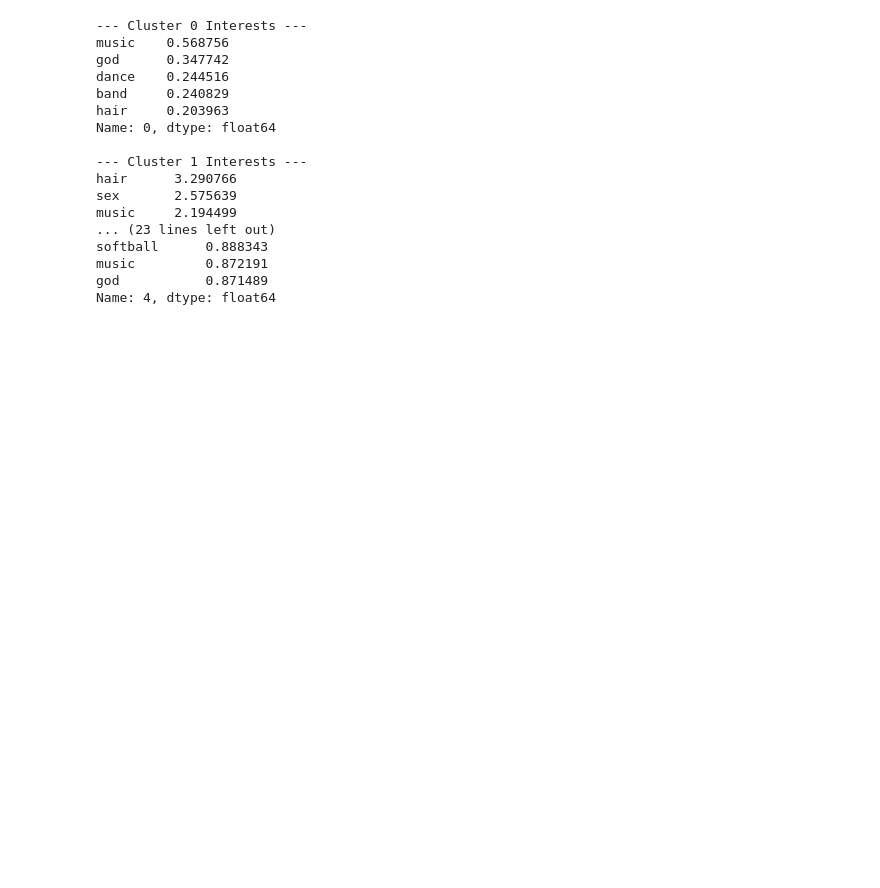
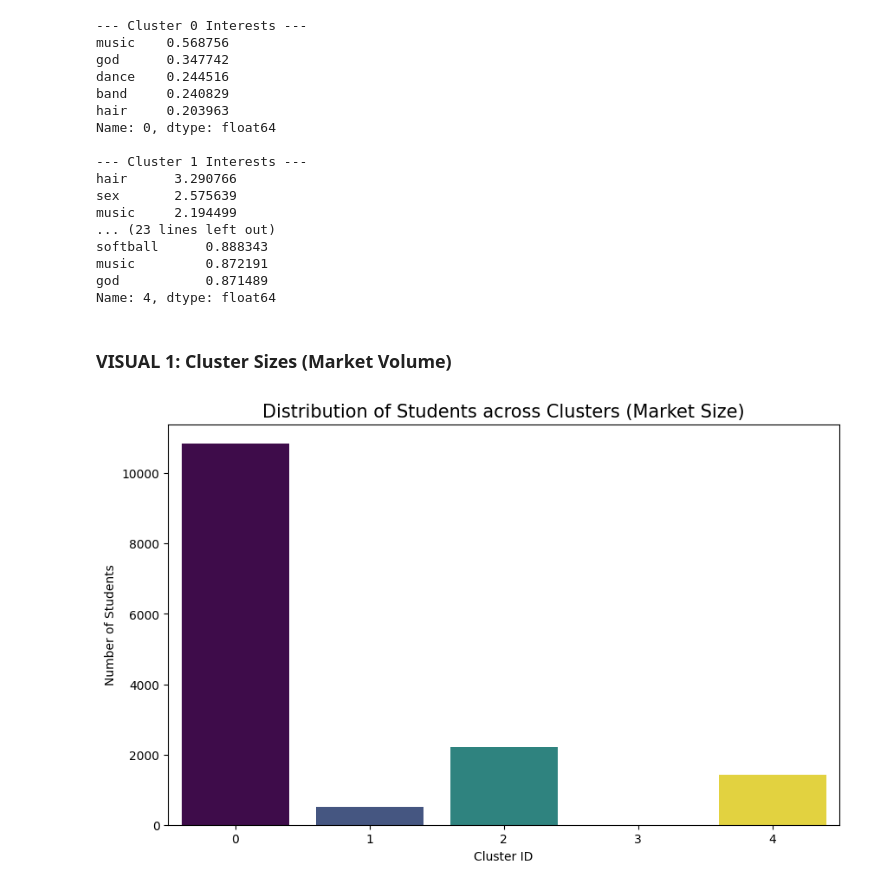
Before and after one commit to HashimHilal-QUT/Clustering, a Jupyter notebook: Social Media Interest/Social Media Interest Clustering for Marketing.ipynb, the cells around one changed output. Cells and saved outputs as stored; diff of their text form; code cells hidden in the pictures; blank space fills up the shorter version.

```diff
--- a/Social Media Interest/Social Media Interest Clustering for Marketing.ipynb
+++ b/Social Media Interest/Social Media Interest Clustering for Marketing.ipynb
@@ -161,3 +143,15 @@ softball      0.888343
 music         0.872191
 god           0.871489
 Name: 4, dtype: float64
+# %% [markdown]
+### VISUAL 1: Cluster Sizes (Market Volume)
+# %%
+plt.figure(figsize=(10, 6))
+ax1 = sns.countplot(x='cluster', data=df, hue='cluster', palette='viridis')
+if ax1.get_legend(): ax1.get_legend().remove()
+plt.title('Distribution of Students across Clusters (Market Size)', fontsize=15)
+plt.xlabel('Cluster ID')
+plt.ylabel('Number of Students')
+plt.show()
+# %% [output]
+[figure, added]
```
Also changed, not shown: parts of 11 cells of this notebook.
